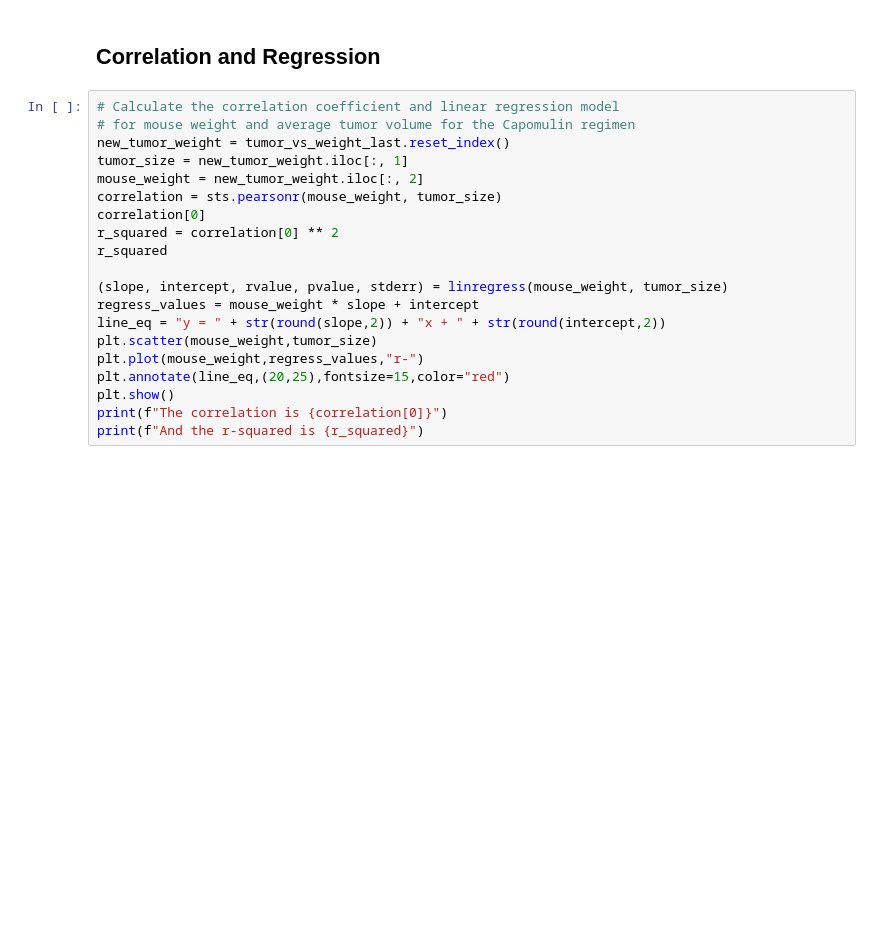
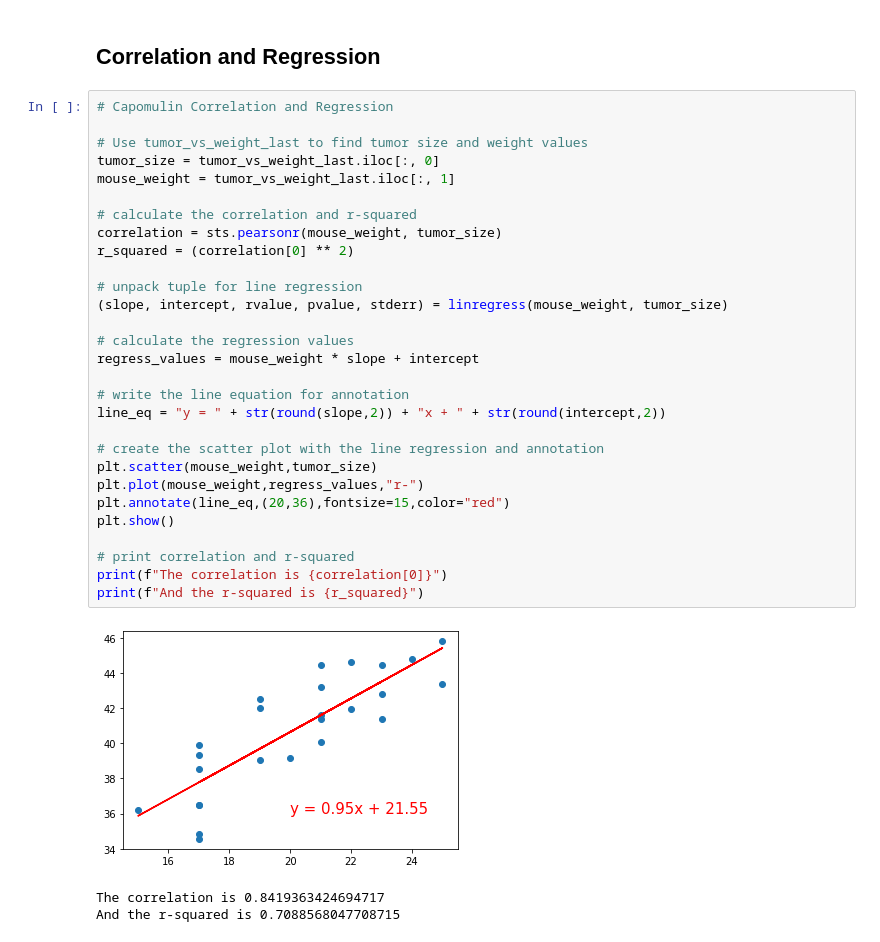
Before and after one commit to CCom20/matplot-challenge, a Jupyter notebook: pymaceuticals_analysis.ipynb, the cells around one changed output. Drawn from its saved outputs; the diff is of its cells as text; blank space fills up the shorter version.

```diff
--- a/pymaceuticals_analysis.ipynb
+++ b/pymaceuticals_analysis.ipynb
@@ -296,22 +366,35 @@ plt.tight_layout
 # %% [markdown]
 ## Correlation and Regression
 # %%
-# Calculate the correlation coefficient and linear regression model
-# for mouse weight and average tumor volume for the Capomulin regimen
-new_tumor_weight = tumor_vs_weight_last.reset_index()
-tumor_size = new_tumor_weight.iloc[:, 1]
-mouse_weight = new_tumor_weight.iloc[:, 2]
+# Capomulin Correlation and Regression
+
+# Use tumor_vs_weight_last to find tumor size and weight values
+tumor_size = tumor_vs_weight_last.iloc[:, 0]
+mouse_weight = tumor_vs_weight_last.iloc[:, 1]
+
+# calculate the correlation and r-squared
 correlation = sts.pearsonr(mouse_weight, tumor_size)
-correlation[0]
-r_squared = correlation[0] ** 2
-r_squared
+r_squared = (correlation[0] ** 2)
 
+# unpack tuple for line regression
 (slope, intercept, rvalue, pvalue, stderr) = linregress(mouse_weight, tumor_size)
+
+# calculate the regression values
 regress_values = mouse_weight * slope + intercept
+
+# write the line equation for annotation
 line_eq = "y = " + str(round(slope,2)) + "x + " + str(round(intercept,2))
+
+# create the scatter plot with the line regression and annotation
 plt.scatter(mouse_weight,tumor_size)
 plt.plot(mouse_weight,regress_values,"r-")
-plt.annotate(line_eq,(20,25),fontsize=15,color="red")
+plt.annotate(line_eq,(20,36),fontsize=15,color="red")
 plt.show()
+
+# print correlation and r-squared
 print(f"The correlation is {correlation[0]}")
 print(f"And the r-squared is {r_squared}")
+# %% [output]
+[figure, added]
+The correlation is 0.8419363424694717
+And the r-squared is 0.7088568047708715
```
Also changed, not shown: parts of 5 cells of this notebook.
